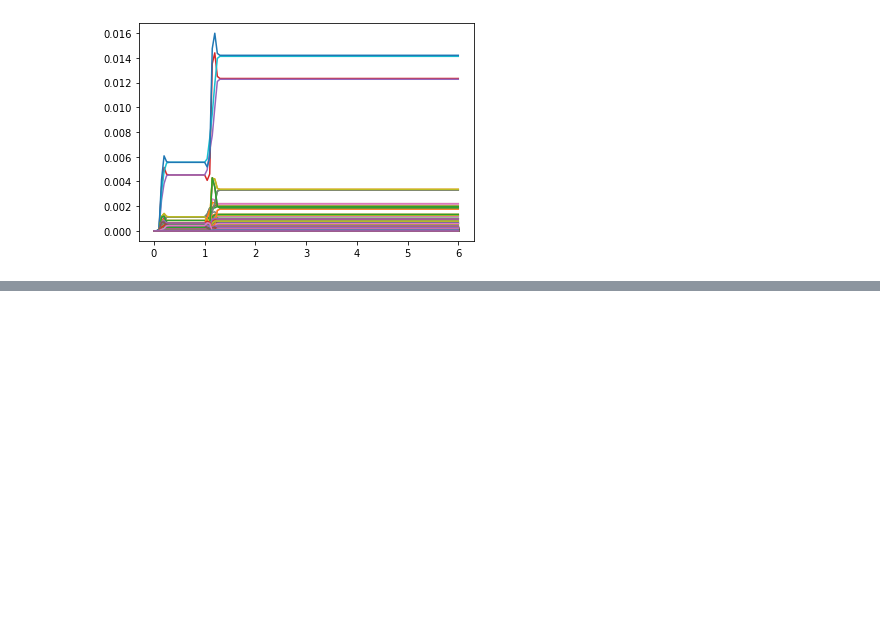
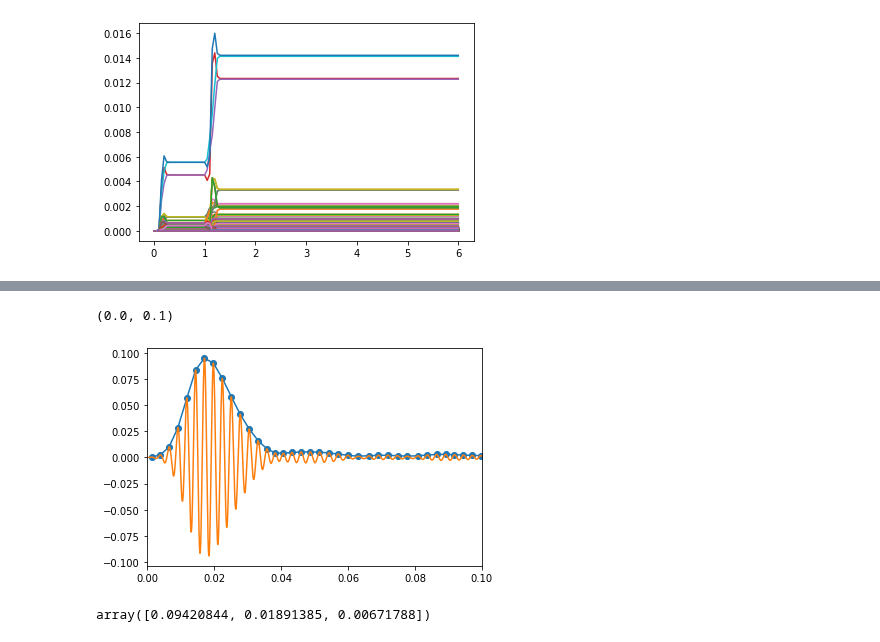
Before and after one commit to marcodalessandro76/Echo_mechanisms_decay_time_optical_orientation, a Jupyter notebook: PHOTON_ECO/ANALYSIS_Plot.ipynb, the cells around one changed output, grey strips where cells are left out. Drawn from its saved outputs; the diff is of its cells as text; code cells hidden in the pictures; blank space fills up the shorter version.

```diff
--- a/PHOTON_ECO/ANALYSIS_Plot.ipynb
+++ b/PHOTON_ECO/ANALYSIS_Plot.ipynb
@@ -631,0 +649,8 @@ for k in range(len(c1[0])):
+# %%
+file = 'RT_Echo_k1000_kspan0.06/FixSymm/Results/echo_int_1e6_1e6_omega_1.58-fwhm_10.yaml'
+file_pol = 'RT_Echo_k1000_kspan0.06/FixSymm/100fs-direct-int_1e6_1e6-omega_1.58-fwhm_10/o-100fs-direct-int_1e6_1e6-omega_1.58-fwhm_10.polarization'
+file_car = 'RT_Echo_k1000_kspan0.06/FixSymm/100fs-direct-int_1e6_1e6-omega_1.58-fwhm_10/o-100fs-direct-int_1e6_1e6-omega_1.58-fwhm_10.carriers'
+ndb_car = 'RT_Echo_k1000_kspan0.06/FixSymm/100fs-direct-int_1e6_1e6-omega_1.58-fwhm_10/ndb.RT_carriers'
+int_str = '1e6_1e6'
+
+eta = 4.
@@ -631,0 +744,19 @@ for k in range(len(c1[0])):
+# %%
+ind_px_ref_env = argrelextrema(px_ref,np.greater,order=3)[0]
+time_env = time[ind_px_ref_env]
+px_ref_env = px_ref[ind_px_ref_env]
+# %%
+plt.plot(time_env,px_ref_env)
+plt.scatter(time_env,px_ref_env)
+plt.plot(time,px_ref)
+plt.xlim(0,0.1)
+# %% [output]
+(0.0, 0.1)
+[figure, added]
+# %%
+sigma = 0.004
+p0 = [px_ref_max,t0,sigma]
+gauss_pars_ref,pcov = curve_fit(gauss,time_env,px_ref_env,p0=p0)
+gauss_pars_ref
+# %% [output]
+array([0.09420844, 0.01891385, 0.00671788])
```
Also changed, not shown: parts of 64 cells of this notebook, 1 other file.
